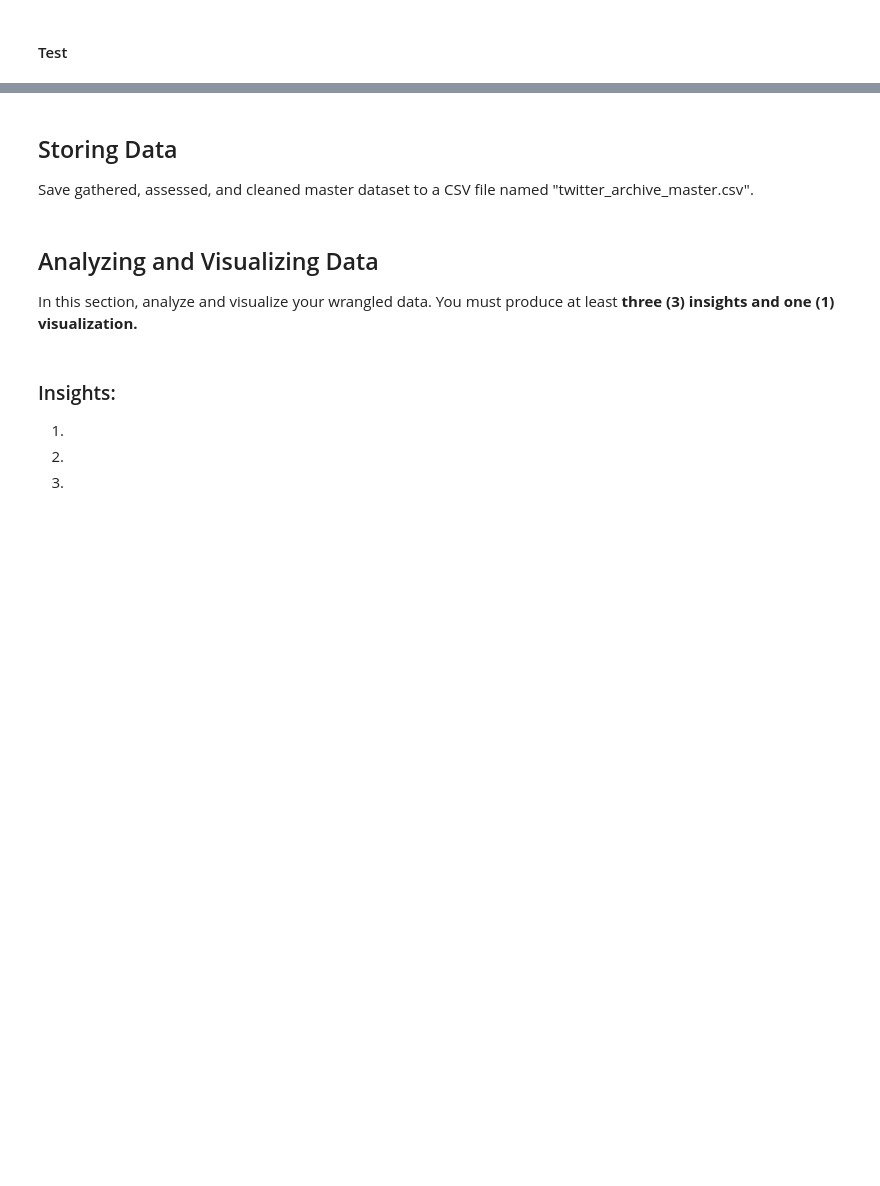
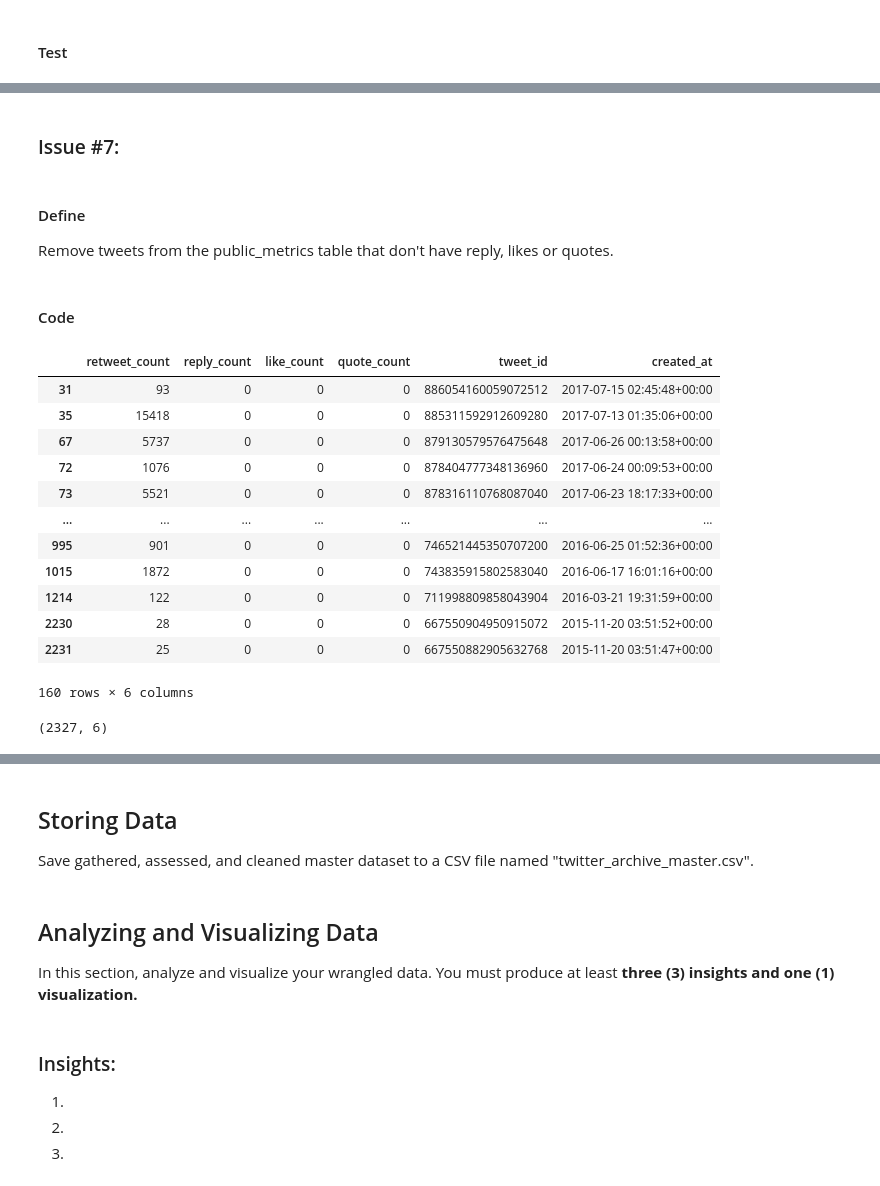
Before and after one commit to Cofucan/weratedogs_twitter_analysis, a Jupyter notebook: wrangle_act.ipynb, the cells around one changed output, grey strips where cells are left out. Saved outputs shown, nothing was run; the diff lists cells and outputs as text; code cells hidden in the pictures; blank space fills up the shorter version.

```diff
--- a/wrangle_act.ipynb
+++ b/wrangle_act.ipynb
@@ -312,5 +327,9 @@ In this section, clean **all** of the issues you documented while assessing.
 **Note:** Make a copy of the original data before cleaning. Cleaning includes merging individual pieces of data according to the rules of [tidy data](https://cran.r-project.org/web/packages/tidyr/vignettes/tidy-data.html). The result should be a high-quality and tidy master pandas DataFrame (or DataFrames, if appropriate).
 # %%
 # Make copies of original pieces of data
+
+df_copy_image_pred = df_image_pred.copy()
+df_copy_public_metrics = df_public_metrics.copy()
+df_copy_tweets_enhanced = df_tweets_enhanced.copy()
 # %% [markdown]
 ### Issue #1:
@@ -329,2 +391,6 @@ In this section, clean **all** of the issues you documented while assessing.
+# %%
+df_copy_image_pred = df_copy_image_pred.astype({'tweet_id':'str'})
+df_copy_public_metrics = df_copy_public_metrics.astype({'tweet_id':'str'})
+df_copy_tweets_enhanced = df_copy_tweets_enhanced.astype({'tweet_id':'str', 'in_reply_to_status_id':'str', 'in_reply_to_user_id':'str'})
 # %% [markdown]
 #### Test
@@ -330,0 +596,38 @@ In this section, clean **all** of the issues you documented while assessing.
+# %% [markdown]
+### Issue #7:
+# %% [markdown]
+#### Define
+
+Remove tweets from the public_metrics table that don't have reply, likes or quotes.
+# %% [markdown]
+#### Code
+# %%
+# df_copy_tweets_enhanced
+
+df_copy_public_metrics.query("reply_count == 0 and like_count == 0 and quote_count == 0")
+
+# def get_now():
+#     t_list = list(df_copy_public_metrics.query("reply_count == 0 and like_count == 0 and quote_count == 0")['tweet_id'])
+#     # return [df_copy_tweets_enhanced[df_copy_tweets_enhanced['tweet_id'] == obj]['text'] for obj in t_list]
+#     return [df_copy_tweets_enhanced.query("tweet_id == @obj")['text'] for obj in t_list]
+#         # print(df_copy_tweets_enhanced[df_copy_tweets_enhanced['tweet_id'] == obj]['text'])
+
+# get_now()
+# %% [output]
+|  | retweet_count | reply_count | like_count | quote_count | tweet_id | created_at |
+| 31 | 93 | 0 | 0 | 0 | 886054160059072512 | 2017-07-15 02:45:48+00:00 |
+| 35 | 15418 | 0 | 0 | 0 | 885311592912609280 | 2017-07-13 01:35:06+00:00 |
+| 67 | 5737 | 0 | 0 | 0 | 879130579576475648 | 2017-06-26 00:13:58+00:00 |
+| 72 | 1076 | 0 | 0 | 0 | 878404777348136960 | 2017-06-24 00:09:53+00:00 |
+| 73 | 5521 | 0 | 0 | 0 | 878316110768087040 | 2017-06-23 18:17:33+00:00 |
+| ... | ... | ... | ... | ... | ... | ... |
+| 995 | 901 | 0 | 0 | 0 | 746521445350707200 | 2016-06-25 01:52:36+00:00 |
+| 1015 | 1872 | 0 | 0 | 0 | 743835915802583040 | 2016-06-17 16:01:16+00:00 |
+| 1214 | 122 | 0 | 0 | 0 | 711998809858043904 | 2016-03-21 19:31:59+00:00 |
+| 2230 | 28 | 0 | 0 | 0 | 667550904950915072 | 2015-11-20 03:51:52+00:00 |
+| 2231 | 25 | 0 | 0 | 0 | 667550882905632768 | 2015-11-20 03:51:47+00:00 |
+160 rows × 6 columns
+# %%
+df_copy_public_metrics.shape
+# %% [output]
+(2327, 6)
```
Also changed, not shown: parts of 80 cells of this notebook, 4 other files.
